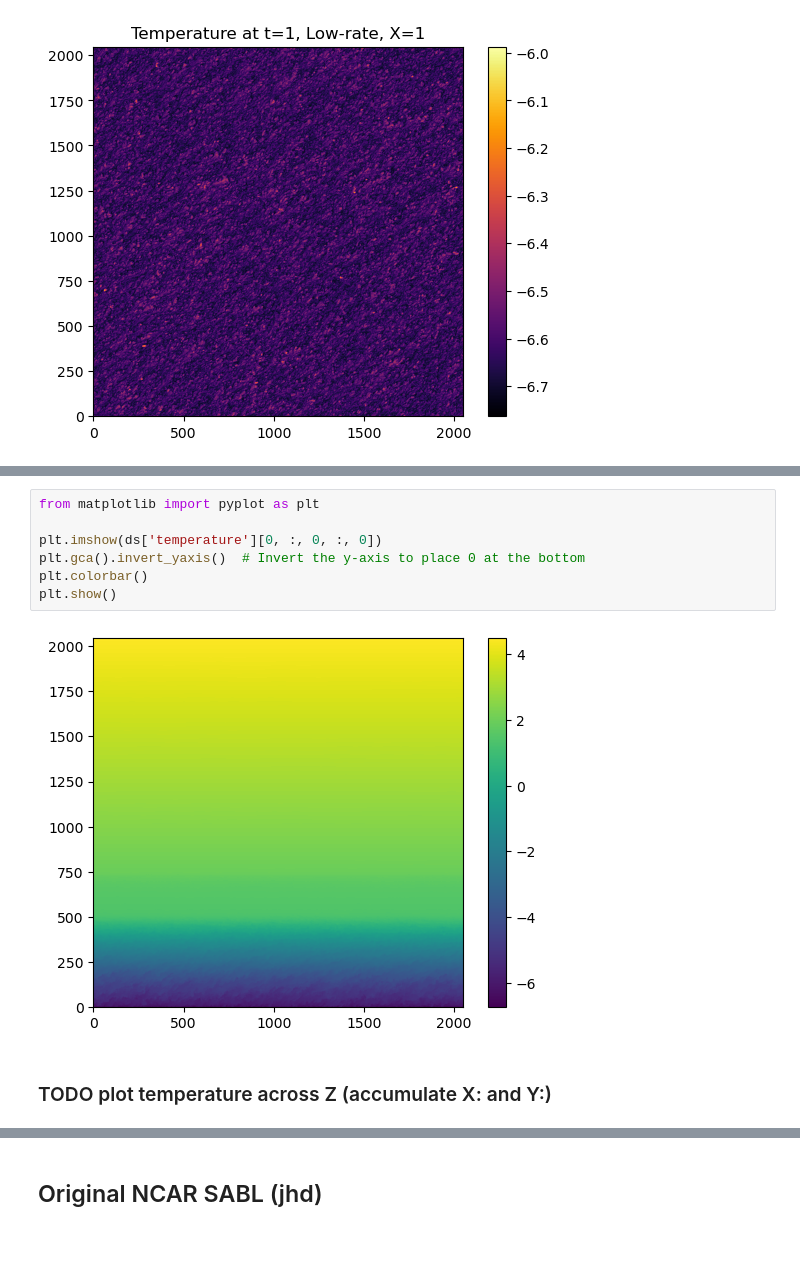
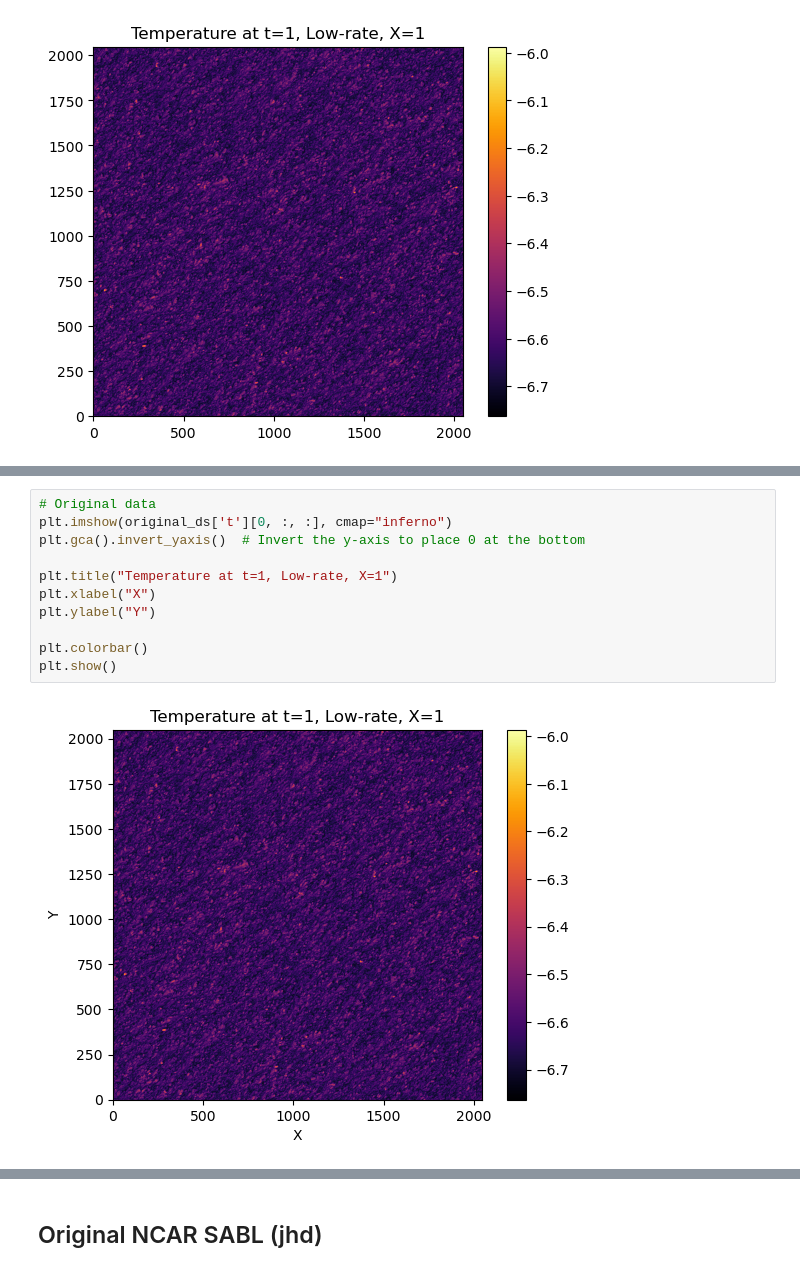
Before and after one commit to ariellubonja/visualize-turbulence-data, a Jupyter notebook: visualize_slices.ipynb, the cells around one changed output, grey strips where cells are left out. Cells and saved outputs as stored; diff of their text form; blank space fills up the shorter version.

Commit message:
Fix indices selection for Z and X, add all plots to Getcutout

```diff
--- a/visualize_slices.ipynb
+++ b/visualize_slices.ipynb
@@ -435,16 +447,18 @@ plt.show()
 # %% [output]
 [figure]
 # %%
-from matplotlib import pyplot as plt
+# Original data
+plt.imshow(original_ds['t'][0, :, :], cmap="inferno")
+plt.gca().invert_yaxis()  # Invert the y-axis to place 0 at the bottom
 
-plt.imshow(ds['temperature'][0, :, 0, :, 0])
-plt.gca().invert_yaxis()  # Invert the y-axis to place 0 at the bottom
+plt.title("Temperature at t=1, Low-rate, X=1")
+plt.xlabel("X")
+plt.ylabel("Y")
+
 plt.colorbar()
 plt.show()
 # %% [output]
-[figure, old version]
+[figure, new version]
-# %% [markdown]
-### TODO plot temperature across Z (accumulate X: and Y:)
 # %%
 from matplotlib import pyplot as plt
 
```
Also changed, not shown: parts of 40 cells of this notebook, 1 other file.
